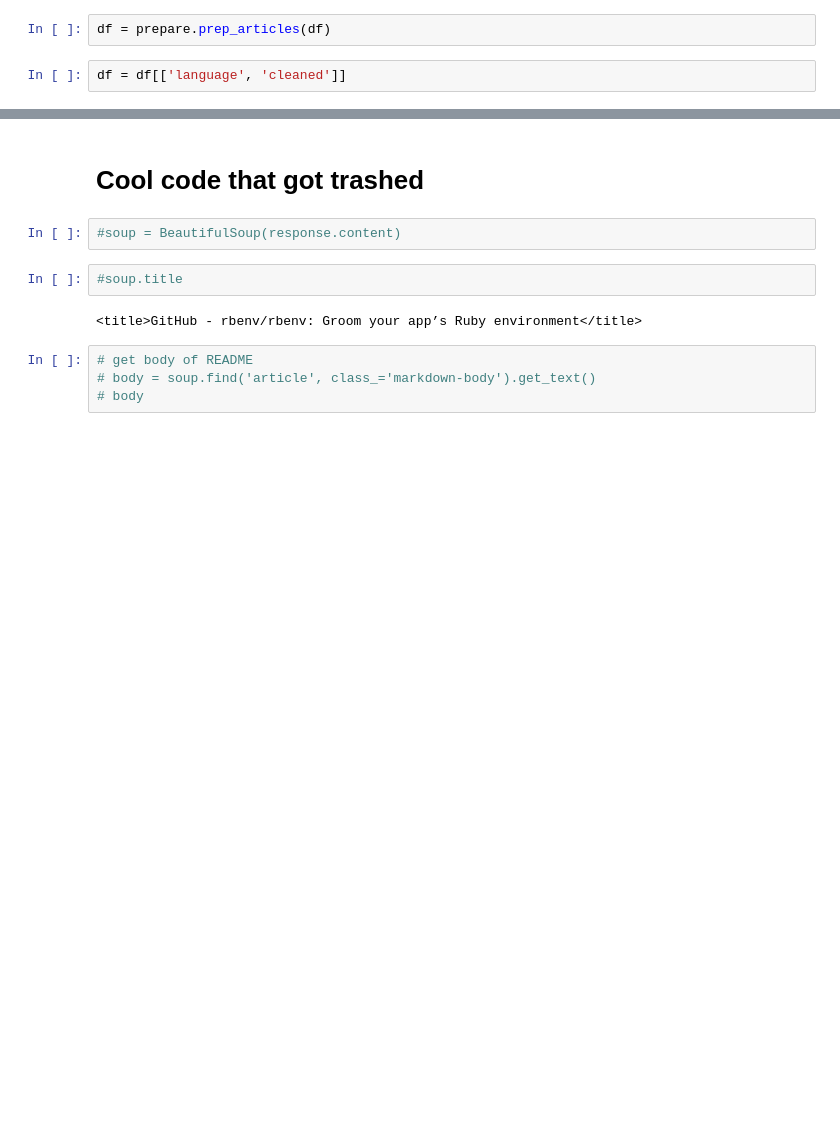
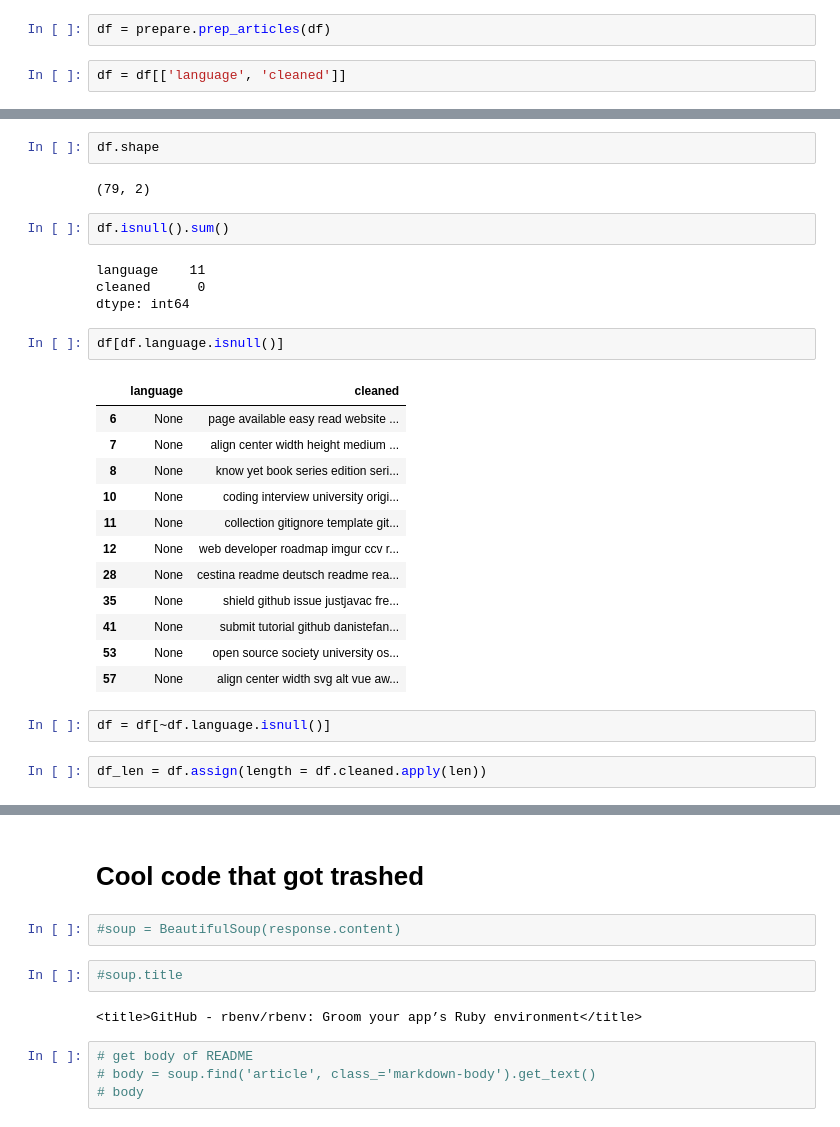
Before and after one commit to pellegrino-nlp/nlp_project, a Jupyter notebook: faith_spacy.ipynb, the cells around one changed output, grey strips where cells are left out. Saved outputs shown, nothing was run; the diff lists cells and outputs as text; blank space fills up the shorter version.

```diff
--- a/faith_spacy.ipynb
+++ b/faith_spacy.ipynb
@@ -272,0 +267,29 @@ df.head()
+# %%
+df.shape
+# %% [output]
+(79, 2)
+# %%
+df.isnull().sum()
+# %% [output]
+language    11
+cleaned      0
+dtype: int64
+# %%
+df[df.language.isnull()]
+# %% [output]
+|  | language | cleaned |
+| 6 | None | page available easy read website ... |
+| 7 | None | align center width height medium ... |
+| 8 | None | know yet book series edition seri... |
+| 10 | None | coding interview university origi... |
+| 11 | None | collection gitignore template git... |
+| 12 | None | web developer roadmap imgur ccv r... |
+| 28 | None | cestina readme deutsch readme rea... |
+| 35 | None | shield github issue justjavac fre... |
+| 41 | None | submit tutorial github danistefan... |
+| 53 | None | open source society university os... |
+| 57 | None | align center width svg alt vue aw... |
+# %%
+df = df[~df.language.isnull()]
+# %%
+df_len = df.assign(length = df.cleaned.apply(len))
```
Also changed, not shown: parts of 8 cells of this notebook.
